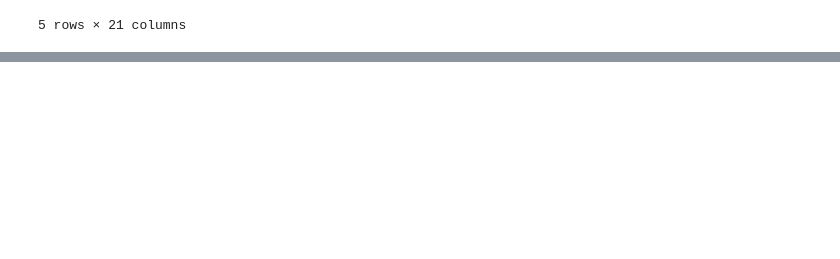
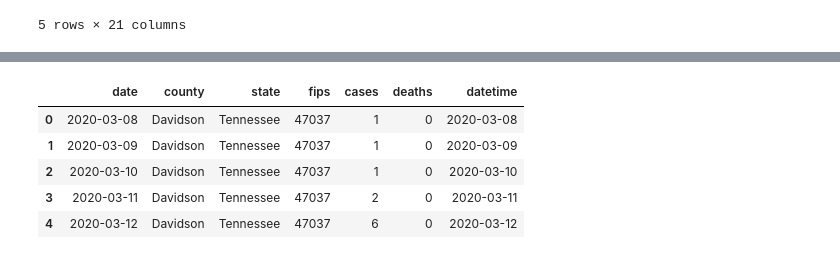
Before and after one commit to NSS-Data-Analytics-Cohort-3/nashville-covid-typhoid_turtles, a Jupyter notebook: notebooks/covid_nashville_KL.ipynb, the cells around one changed output, grey strips where cells are left out. Saved outputs shown, nothing was run; the diff lists cells and outputs as text; code cells hidden in the pictures; blank space fills up the shorter version.

```diff
--- a/notebooks/covid_nashville_KL.ipynb
+++ b/notebooks/covid_nashville_KL.ipynb
@@ -119,0 +143,14 @@ hubnash_covid = hubnash_df[hubnash_df['Subrequest Type'] == 'COVID-19 Violaitons
+# %%
+# converting 'date' from object to datetime
+# davidson['date'] = pd.to_datetime(davidson['date'], format='%Y%m%d')
+
+#Get the month change to datetimeto datetime format
+davidson['datetime'] = pd.DatetimeIndex(davidson['date'])
+davidson.head()
+# %% [output]
+|  | date | county | state | fips | cases | deaths | datetime |
+| 0 | 2020-03-08 | Davidson | Tennessee | 47037 | 1 | 0 | 2020-03-08 |
+| 1 | 2020-03-09 | Davidson | Tennessee | 47037 | 1 | 0 | 2020-03-09 |
+| 2 | 2020-03-10 | Davidson | Tennessee | 47037 | 1 | 0 | 2020-03-10 |
+| 3 | 2020-03-11 | Davidson | Tennessee | 47037 | 2 | 0 | 2020-03-11 |
+| 4 | 2020-03-12 | Davidson | Tennessee | 47037 | 6 | 0 | 2020-03-12 |
```
Also changed, not shown: parts of 22 cells of this notebook.
